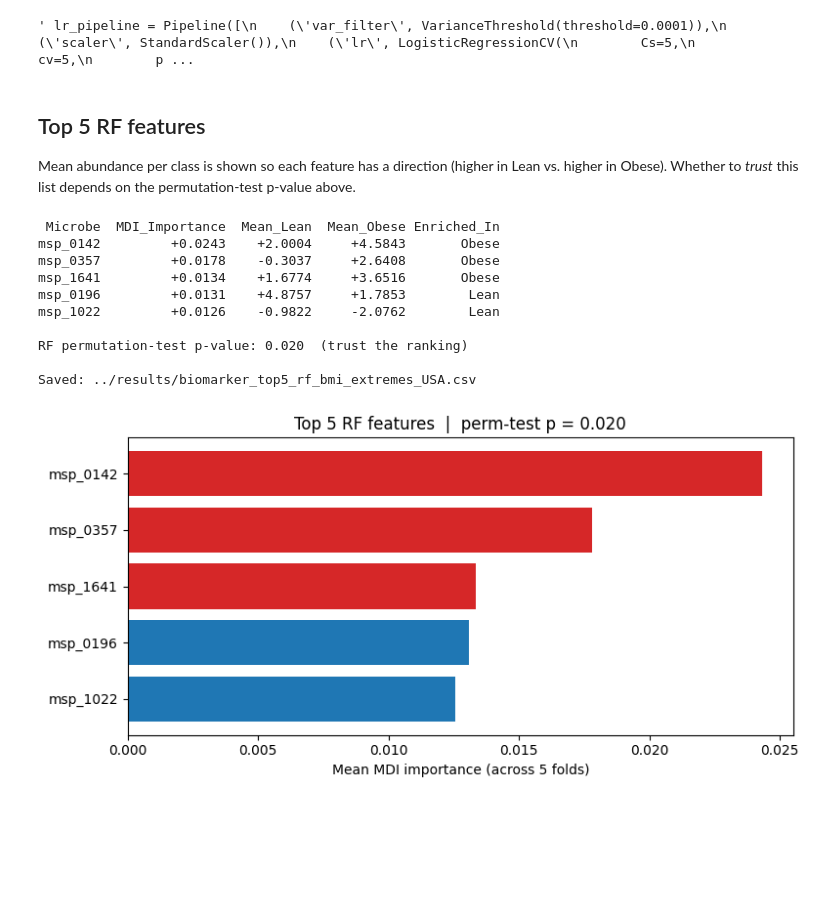
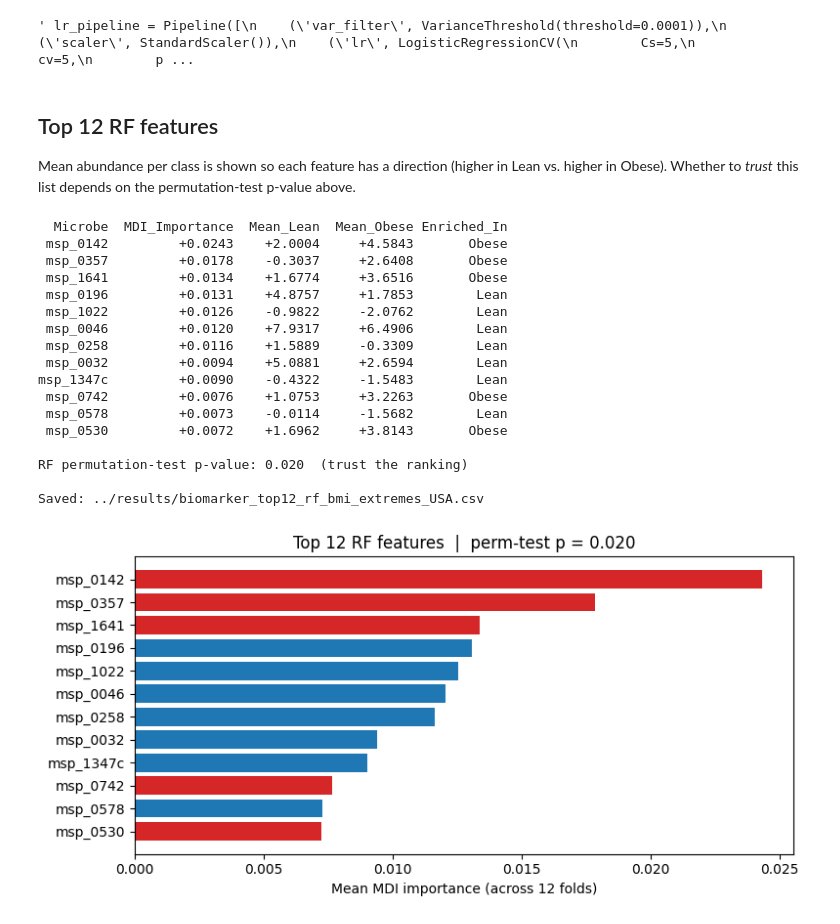
Before and after one commit to dafi03/PA1_repo, a Jupyter notebook: notebook/05_BMI_extremes_ml.ipynb, the cells around one changed output. Cells and saved outputs as stored; diff of their text form; code cells hidden in the pictures; blank space fills up the shorter version.

```diff
--- a/notebook/05_BMI_extremes_ml.ipynb
+++ b/notebook/05_BMI_extremes_ml.ipynb
@@ -28,11 +28,11 @@ from sklearn.preprocessing import StandardScaler
 
 RANDOM_STATE = 42
 N_PERMUTATIONS = 100
-TOP_N = 5
+TOP_N = 12
 # %% [markdown]
 ## Load the extreme-BMI subset
 # %%
-df = pd.read_csv('../data/processed/08_extreme_bmi_data.csv')
+df = pd.read_csv('../data/processed/08_extreme_bmi_data_USA.csv')
 
 features = [c for c in df.columns if c.startswith('msp')]
 X = df[features]
@@ -164,17 +171,17 @@ print(f"Per-fold balanced acc: {np.round(lr_bacc, 3)}") """
 # %% [output]
 ' lr_pipeline = Pipeline([\n    (\'var_filter\', VarianceThreshold(threshold=0.0001)),\n    (\'scaler\', StandardScaler()),\n    (\'lr\', LogisticRegressionCV(\n        Cs=5,\n        cv=5,\n        p ...
 # %% [markdown]
-## Top 5 RF features
+## Top 12 RF features
 
 Mean abundance per class is shown so each feature has a direction (higher in Lean vs. higher in Obese). Whether to *trust* this list depends on the permutation-test p-value above.
 # %%
-top5 = mdi_mean.head(TOP_N).index.tolist()
+top12 = mdi_mean.head(TOP_N).index.tolist()
 
 summary = pd.DataFrame({
-    'Microbe': top5,
-    'MDI_Importance': mdi_mean.loc[top5].values,
-    'Mean_Lean':  X.loc[y == 0, top5].mean().values,
-    'Mean_Obese': X.loc[y == 1, top5].mean().values,
+    'Microbe': top12,
+    'MDI_Importance': mdi_mean.loc[top12].values,
+    'Mean_Lean':  X.loc[y == 0, top12].mean().values,
+    'Mean_Obese': X.loc[y == 1, top12].mean().values,
 })
 summary['Enriched_In'] = np.where(
     summary['Mean_Obese'] > summary['Mean_Lean'], 'Obese', 'Lean'
@@ -187,30 +194,37 @@ print(f"RF permutation-test p-value: {p_value:.3f}  "
 
 import os
 os.makedirs('../results', exist_ok=True)
-summary.to_csv('../results/biomarker_top5_rf_bmi_extremes_USA.csv', index=False)
-print("\nSaved: ../results/biomarker_top5_rf_bmi_extremes_USA.csv")
+summary.to_csv('../results/biomarker_top12_rf_bmi_extremes_USA.csv', index=False)
+print("\nSaved: ../results/biomarker_top12_rf_bmi_extremes_USA.csv")
 # %% [output]
- Microbe  MDI_Importance  Mean_Lean  Mean_Obese Enriched_In
-msp_0142         +0.0243    +2.0004     +4.5843       Obese
-msp_0357         +0.0178    -0.3037     +2.6408       Obese
-msp_1641         +0.0134    +1.6774     +3.6516       Obese
-msp_0196         +0.0131    +4.8757     +1.7853        Lean
-msp_1022         +0.0126    -0.9822     -2.0762        Lean
+  Microbe  MDI_Importance  Mean_Lean  Mean_Obese Enriched_In
+ msp_0142         +0.0243    +2.0004     +4.5843       Obese
+ msp_0357         +0.0178    -0.3037     +2.6408       Obese
+ msp_1641         +0.0134    +1.6774     +3.6516       Obese
+ msp_0196         +0.0131    +4.8757     +1.7853        Lean
+ msp_1022         +0.0126    -0.9822     -2.0762        Lean
+ msp_0046         +0.0120    +7.9317     +6.4906        Lean
+ msp_0258         +0.0116    +1.5889     -0.3309        Lean
+ msp_0032         +0.0094    +5.0881     +2.6594        Lean
+msp_1347c         +0.0090    -0.4322     -1.5483        Lean
+ msp_0742         +0.0076    +1.0753     +3.2263       Obese
+ msp_0578         +0.0073    -0.0114     -1.5682        Lean
+ msp_0530         +0.0072    +1.6962     +3.8143       Obese
 
 RF permutation-test p-value: 0.020  (trust the ranking)
 
-Saved: ../results/biomarker_top5_rf_bmi_extremes_USA.csv
+Saved: ../results/biomarker_top12_rf_bmi_extremes_USA.csv
 # %%
-# Visualize top 5
+# Visualize top 12
 fig, ax = plt.subplots(figsize=(8, 4))
 colors = ['#d62728' if e == 'Obese' else '#1f77b4' for e in summary['Enriched_In']]
 ax.barh(summary['Microbe'][::-1], summary['MDI_Importance'][::-1], color=colors[::-1])
-ax.set_xlabel('Mean MDI importance (across 5 folds)')
+ax.set_xlabel('Mean MDI importance (across 12 folds)')
 ax.set_title(f'Top {TOP_N} RF features  |  perm-test p = {p_value:.3f}')
 plt.tight_layout()
 plt.show()
 # %% [output]
-[figure, old version]
+[figure, new version]
 # %% [markdown]
 # Analysis Summary: Microbial Signatures in Extreme BMI Groups
 
```
Also changed, not shown: parts of 4 cells of this notebook, 2 other files.
